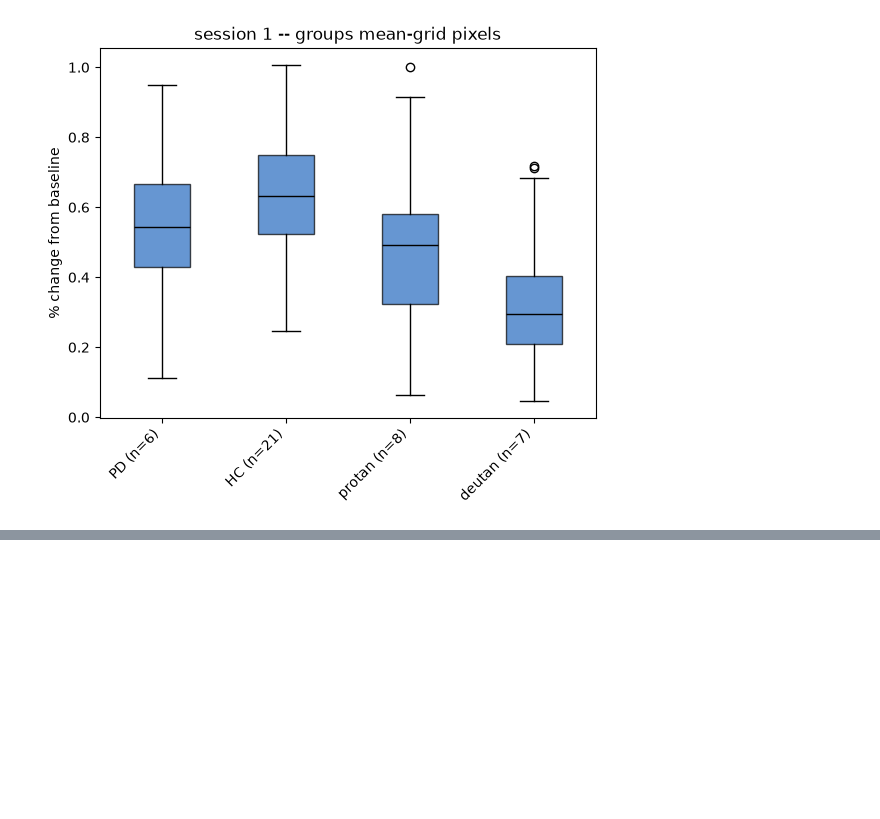
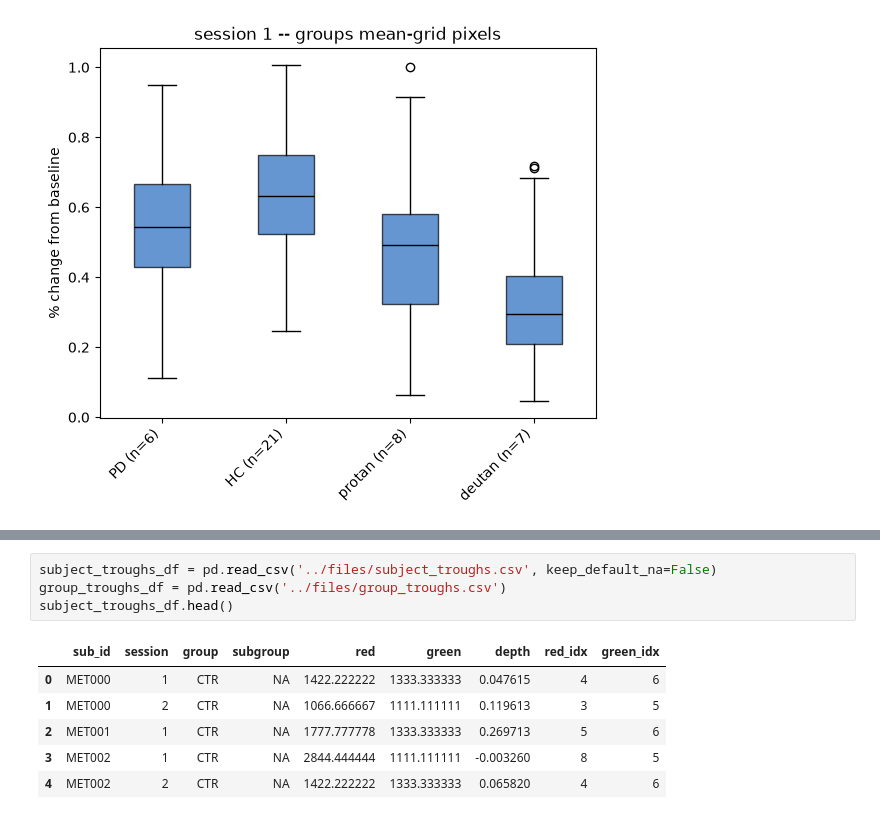
Before and after one commit to zevaz13/DataAnalysisGeneral, a Jupyter notebook: ssveps/notebooks/04_distributions.ipynb, the cells around one changed output, grey strips where cells are left out. Drawn from its saved outputs; the diff is of its cells as text; blank space fills up the shorter version.

```diff
--- a/ssveps/notebooks/04_distributions.ipynb
+++ b/ssveps/notebooks/04_distributions.ipynb
@@ -101,0 +108,11 @@ plot_groups_mean_boxplot(runmap_df, baselines_df, metadata_df, SESSION, categori
+# %%
+subject_troughs_df = pd.read_csv('../files/subject_troughs.csv', keep_default_na=False)
+group_troughs_df = pd.read_csv('../files/group_troughs.csv')
+subject_troughs_df.head()
+# %% [output]
+|  | sub_id | session | group | subgroup | red | green | depth | red_idx | green_idx |
+| 0 | MET000 | 1 | CTR | NA | 1422.222222 | 1333.333333 | 0.047615 | 4 | 6 |
+| 1 | MET000 | 2 | CTR | NA | 1066.666667 | 1111.111111 | 0.119613 | 3 | 5 |
+| 2 | MET001 | 1 | CTR | NA | 1777.777778 | 1333.333333 | 0.269713 | 5 | 6 |
+| 3 | MET002 | 1 | CTR | NA | 2844.444444 | 1111.111111 | -0.003260 | 8 | 5 |
+| 4 | MET002 | 2 | CTR | NA | 1422.222222 | 1333.333333 | 0.065820 | 4 | 6 |
```
Also changed, not shown: parts of 6 cells of this notebook, 9 other files.
